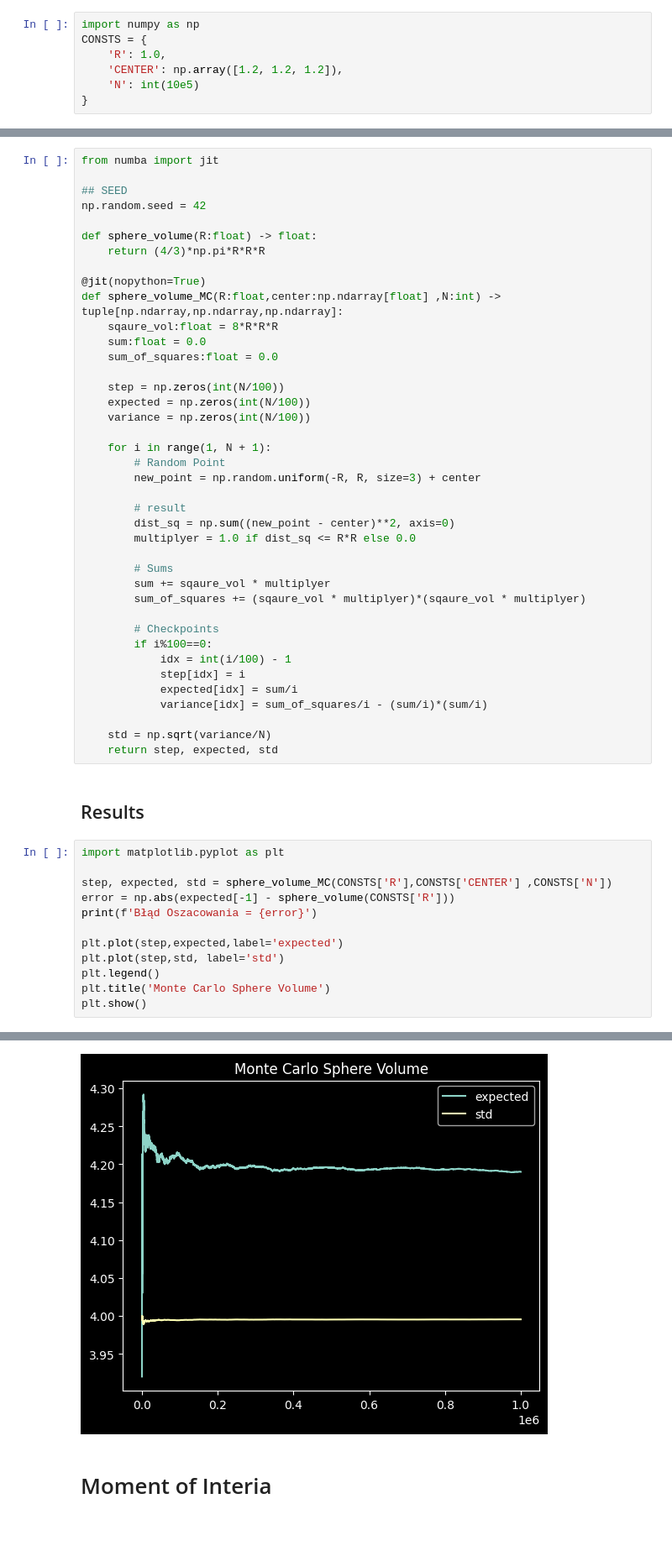
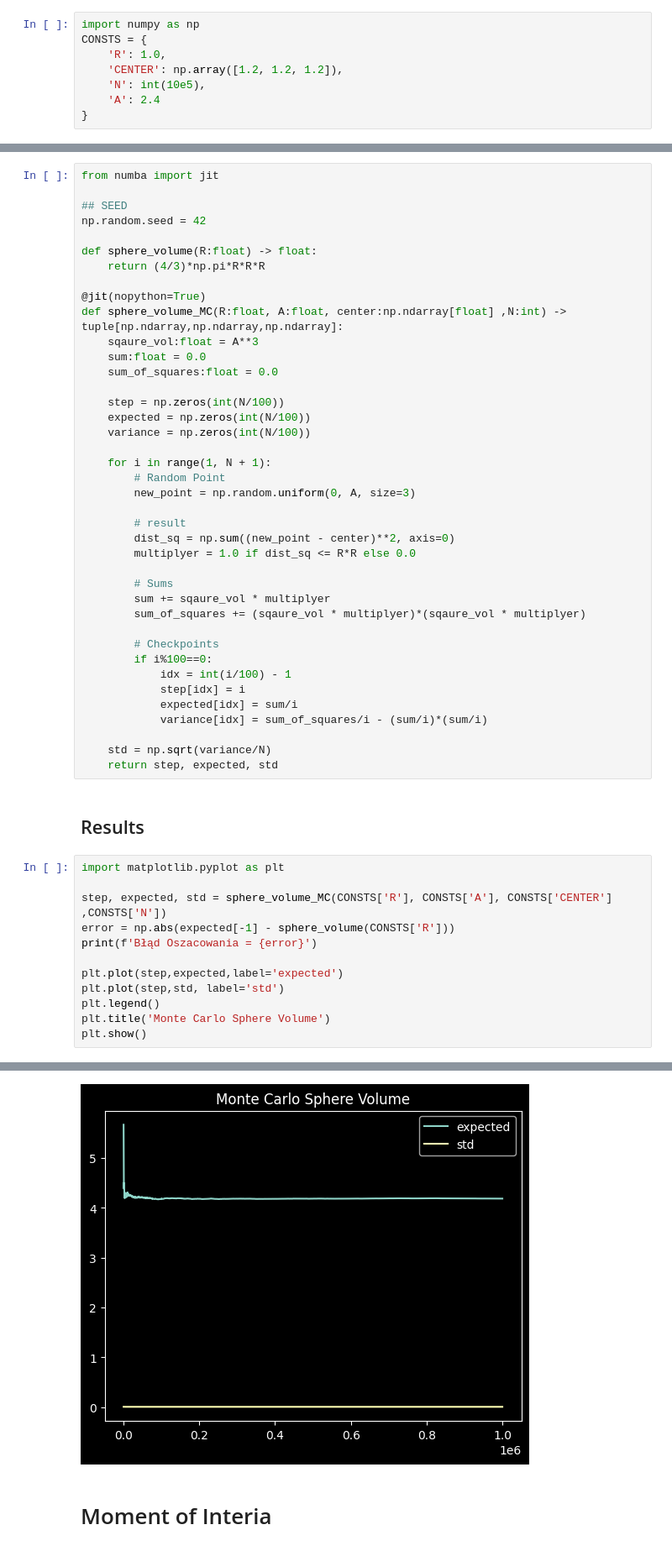
Before and after one commit to xXKeNdAmAmAsTeRXx/Computer_Physics, a Jupyter notebook: MonteCarlo/MonteCarlo.ipynb, the cells around one changed output, grey strips where cells are left out. Shown at 84% size. Cells and saved outputs as stored; diff of their text form.

```diff
--- a/MonteCarlo/MonteCarlo.ipynb
+++ b/MonteCarlo/MonteCarlo.ipynb
@@ -3,7 +3,8 @@ import numpy as np
 CONSTS = {
     'R': 1.0,
     'CENTER': np.array([1.2, 1.2, 1.2]),
-    'N': int(10e5)
+    'N': int(10e5),
+    'A': 2.4
 }
 # %% [markdown]
 # Sphere Volume
@@ -17,8 +18,8 @@ def sphere_volume(R:float) -> float:
     return (4/3)*np.pi*R*R*R
 
 @jit(nopython=True)
-def sphere_volume_MC(R:float,center:np.ndarray[float] ,N:int) -> tuple[np.ndarray,np.ndarray,np.ndarray]:
-    sqaure_vol:float = 8*R*R*R
+def sphere_volume_MC(R:float, A:float, center:np.ndarray[float] ,N:int) -> tuple[np.ndarray,np.ndarray,np.ndarray]:
+    sqaure_vol:float = A**3
     sum:float = 0.0
     sum_of_squares:float = 0.0
 
@@ -28,7 +29,7 @@ def sphere_volume_MC(R:float,center:np.ndarray[float] ,N:int) -> tuple[np.ndarra
 
     for i in range(1, N + 1):
         # Random Point
-        new_point = np.random.uniform(-R, R, size=3) + center
+        new_point = np.random.uniform(0, A, size=3)
 
         # result
         dist_sq = np.sum((new_point - center)**2, axis=0)
@@ -52,7 +53,7 @@ def sphere_volume_MC(R:float,center:np.ndarray[float] ,N:int) -> tuple[np.ndarra
 # %%
 import matplotlib.pyplot as plt
 
-step, expected, std = sphere_volume_MC(CONSTS['R'],CONSTS['CENTER'] ,CONSTS['N'])
+step, expected, std = sphere_volume_MC(CONSTS['R'], CONSTS['A'], CONSTS['CENTER'] ,CONSTS['N'])
 error = np.abs(expected[-1] - sphere_volume(CONSTS['R']))
 print(f'Błąd Oszacowania = {error}')
 
@@ -66,4 +67,4 @@ Błąd Oszacowania = 0.0013057952136090734
-[figure, old version]
+[figure, new version]
 # %% [markdown]
 # Moment of Interia
 # %%
```
Also changed, not shown: parts of 6 cells of this notebook.
